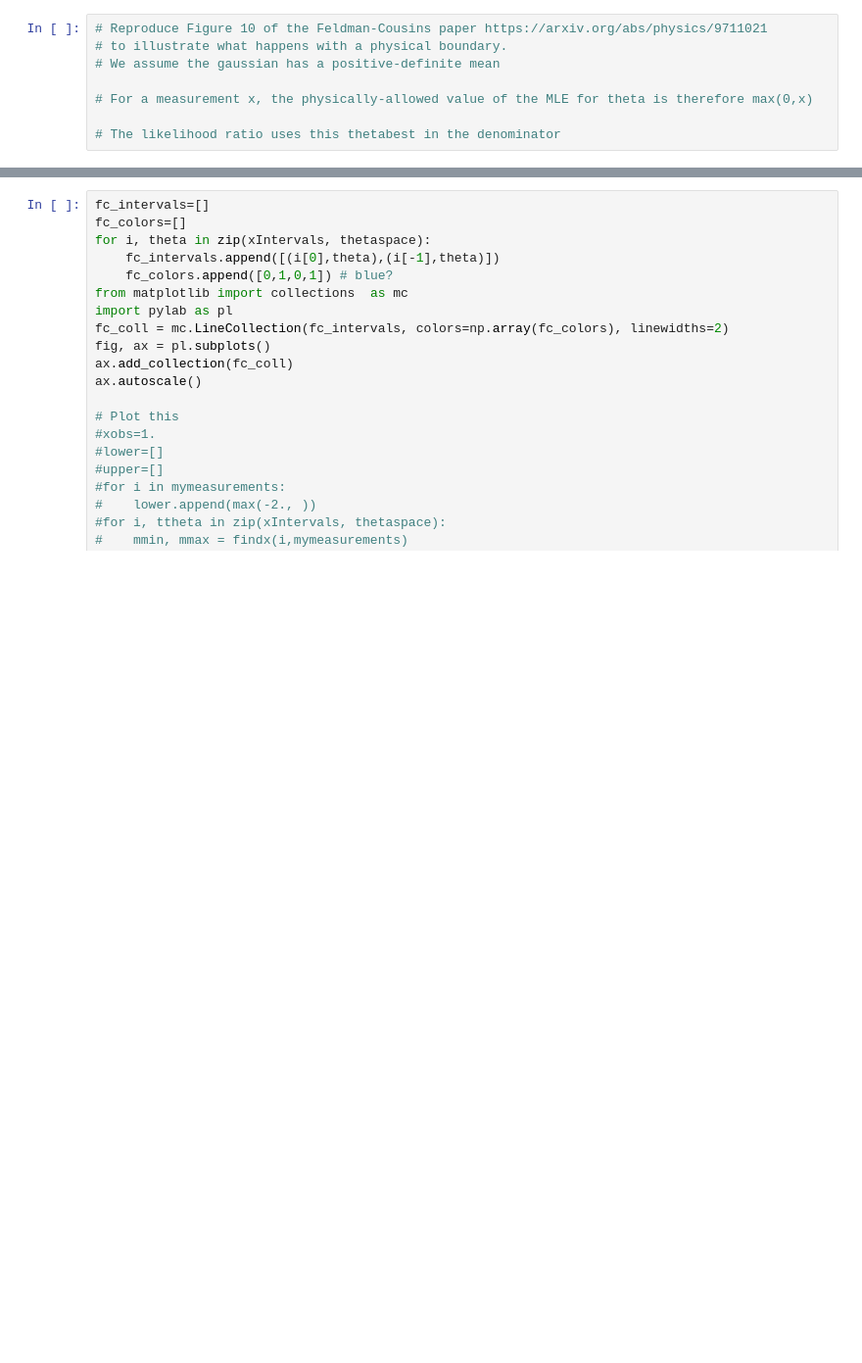
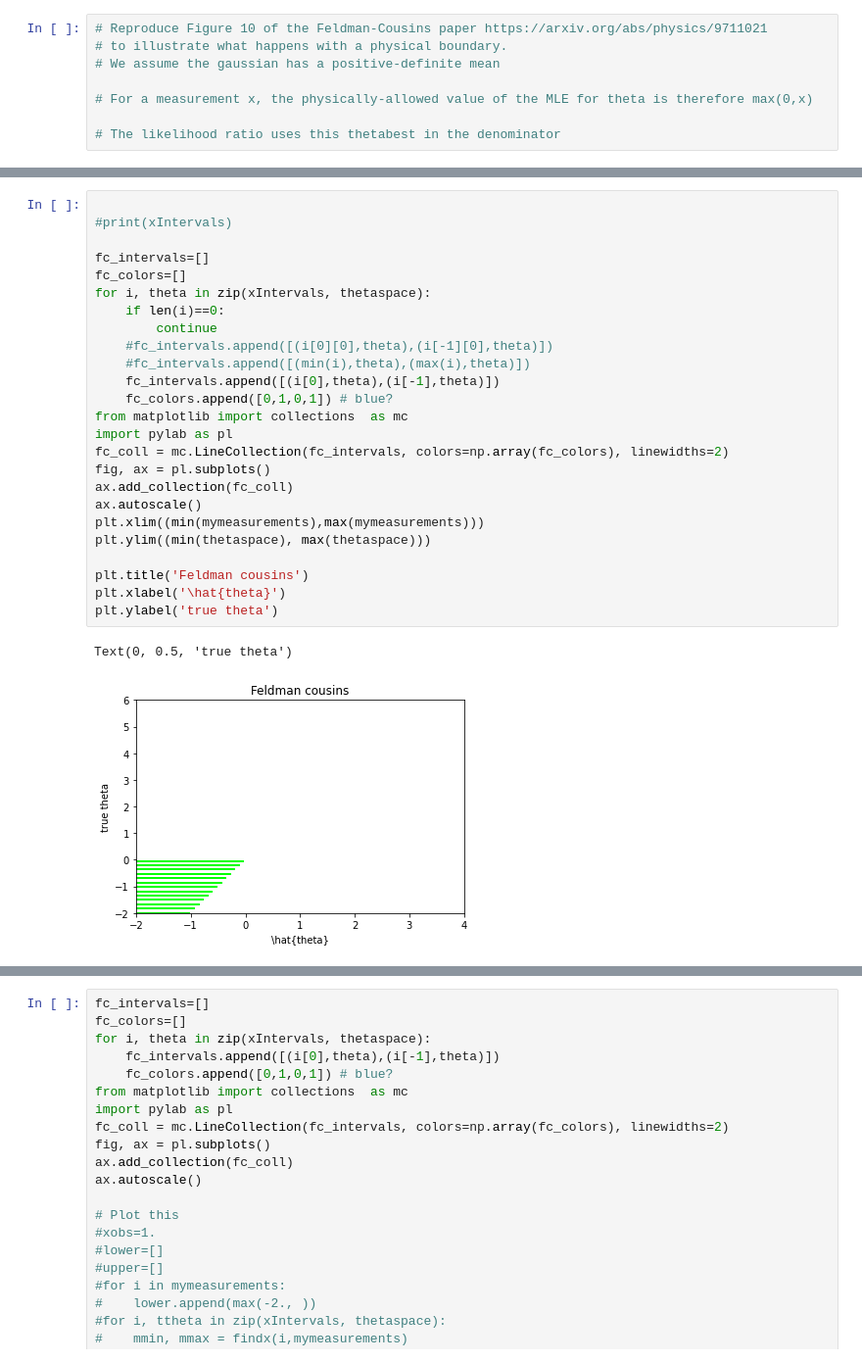
Before and after one commit to vischia/statex, a Jupyter notebook: feldman_cousins.ipynb, the cells around one changed output, grey strips where cells are left out. Shown at 98% size. Drawn from its saved outputs; the diff is of its cells as text; blank space fills up the shorter version.

```diff
--- a/feldman_cousins.ipynb
+++ b/feldman_cousins.ipynb
@@ -196,0 +279,28 @@ plt.legend(loc='best')
+# %%
+
+#print(xIntervals)
+
+fc_intervals=[]
+fc_colors=[]
+for i, theta in zip(xIntervals, thetaspace):
+    if len(i)==0:
+        continue
+    #fc_intervals.append([(i[0][0],theta),(i[-1][0],theta)])
+    #fc_intervals.append([(min(i),theta),(max(i),theta)])
+    fc_intervals.append([(i[0],theta),(i[-1],theta)])
+    fc_colors.append([0,1,0,1]) # blue?
+from matplotlib import collections  as mc
+import pylab as pl
+fc_coll = mc.LineCollection(fc_intervals, colors=np.array(fc_colors), linewidths=2)
+fig, ax = pl.subplots()
+ax.add_collection(fc_coll)
+ax.autoscale()
+plt.xlim((min(mymeasurements),max(mymeasurements)))
+plt.ylim((min(thetaspace), max(thetaspace)))
+
+plt.title('Feldman cousins')
+plt.xlabel('\hat{theta}')
+plt.ylabel('true theta')
+# %% [output]
+Text(0, 0.5, 'true theta')
+[figure, added]
```
Also changed, not shown: parts of 6 cells of this notebook.
